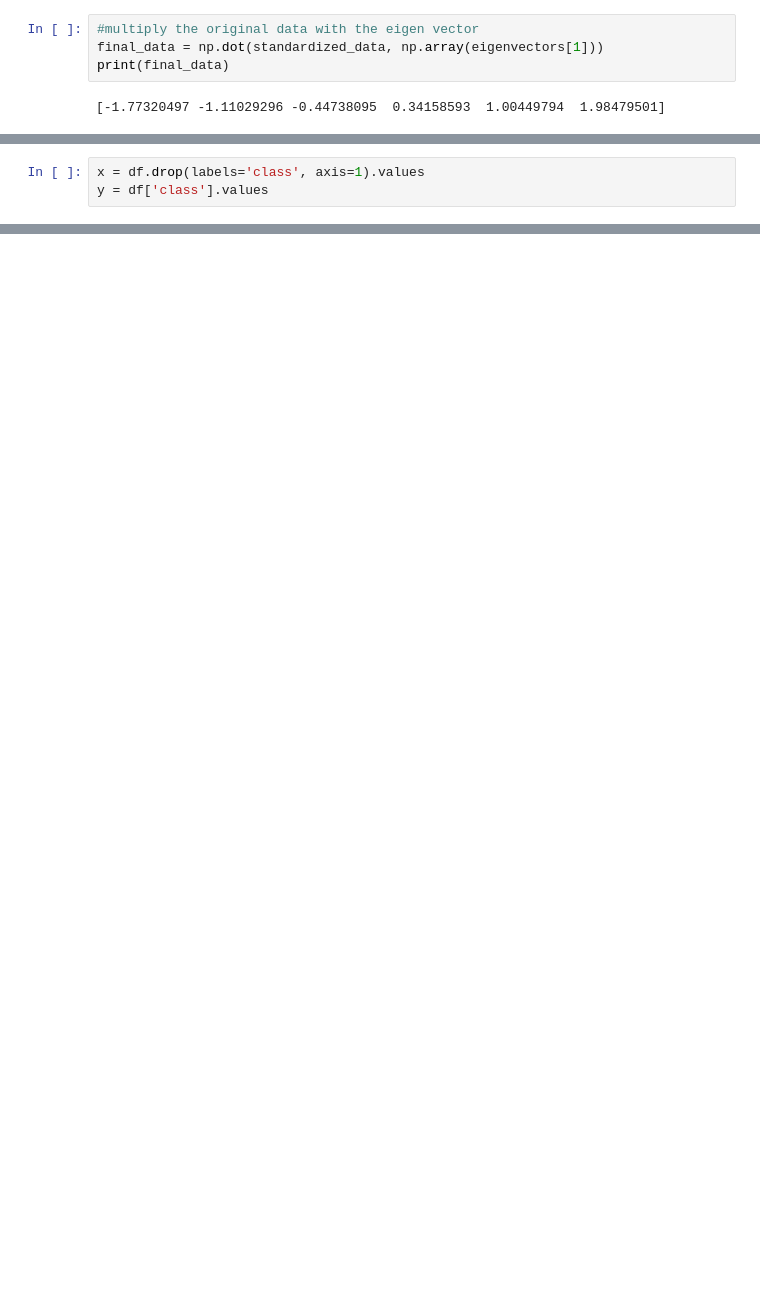
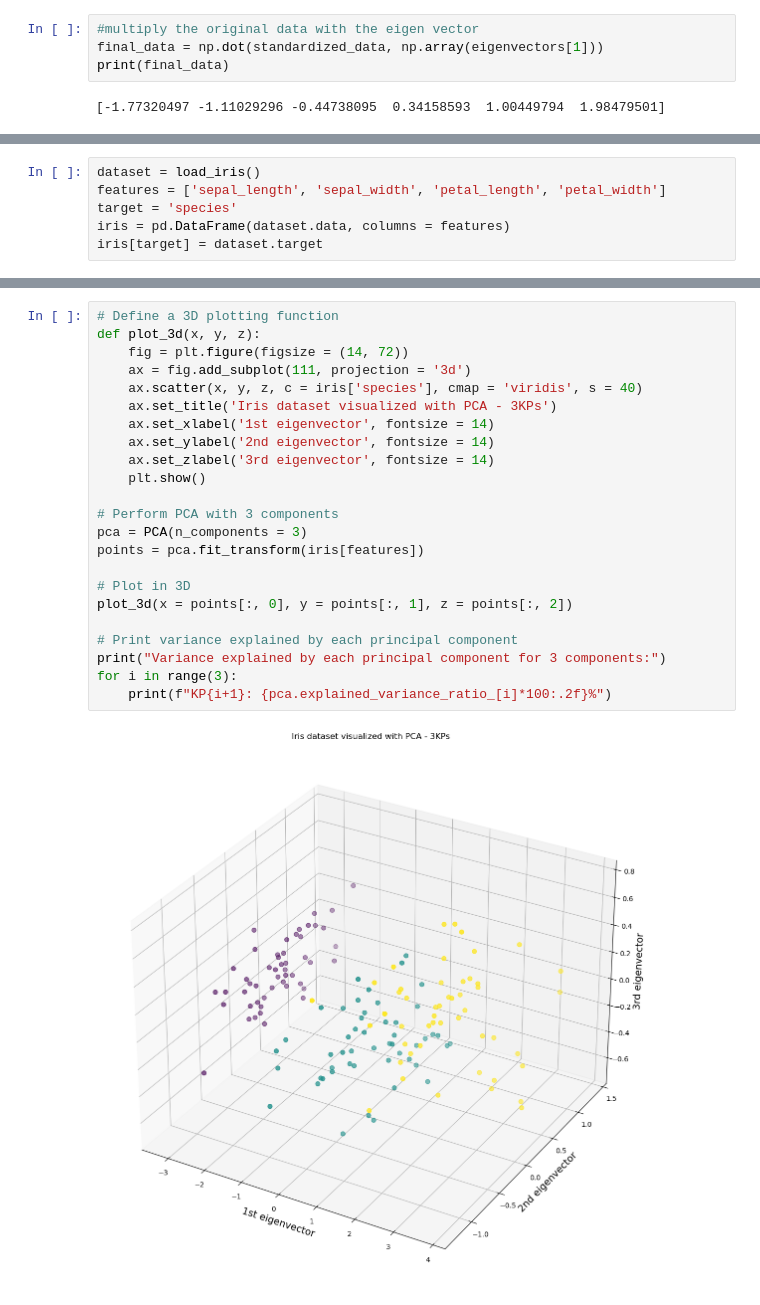
Before and after one commit to KalinaMarkova/Math-for-Developers-Course, a Jupyter notebook: 08. Exam Project/Draft.ipynb, the cells around one changed output, grey strips where cells are left out. Cells and saved outputs as stored; diff of their text form; blank space fills up the shorter version.

```diff
--- a/08. Exam Project/Draft.ipynb
+++ b/08. Exam Project/Draft.ipynb
@@ -297,3 +383,0 @@ df
-# %%
-x = df.drop(labels='class', axis=1).values
-y = df['class'].values
@@ -338,0 +400,6 @@ plt.scatter(x_std[:, 0], x_std[:, 1], c=y)
+# %%
+dataset = load_iris()
+features = ['sepal_length', 'sepal_width', 'petal_length', 'petal_width']
+target = 'species'
+iris = pd.DataFrame(dataset.data, columns = features)
+iris[target] = dataset.target
@@ -338,0 +454,25 @@ plt.scatter(x_std[:, 0], x_std[:, 1], c=y)
+# %%
+# Define a 3D plotting function
+def plot_3d(x, y, z):
+    fig = plt.figure(figsize = (14, 72))
+    ax = fig.add_subplot(111, projection = '3d')
+    ax.scatter(x, y, z, c = iris['species'], cmap = 'viridis', s = 40)
+    ax.set_title('Iris dataset visualized with PCA - 3KPs')
+    ax.set_xlabel('1st eigenvector', fontsize = 14)
+    ax.set_ylabel('2nd eigenvector', fontsize = 14)
+    ax.set_zlabel('3rd eigenvector', fontsize = 14)
+    plt.show()
+
+# Perform PCA with 3 components
+pca = PCA(n_components = 3)
+points = pca.fit_transform(iris[features])
+
+# Plot in 3D
+plot_3d(x = points[:, 0], y = points[:, 1], z = points[:, 2])
+
+# Print variance explained by each principal component
+print("Variance explained by each principal component for 3 components:")
+for i in range(3):
+    print(f"KP{i+1}: {pca.explained_variance_ratio_[i]*100:.2f}%")
+# %% [output]
+[figure, added]
```
Also changed, not shown: parts of 45 cells of this notebook.
